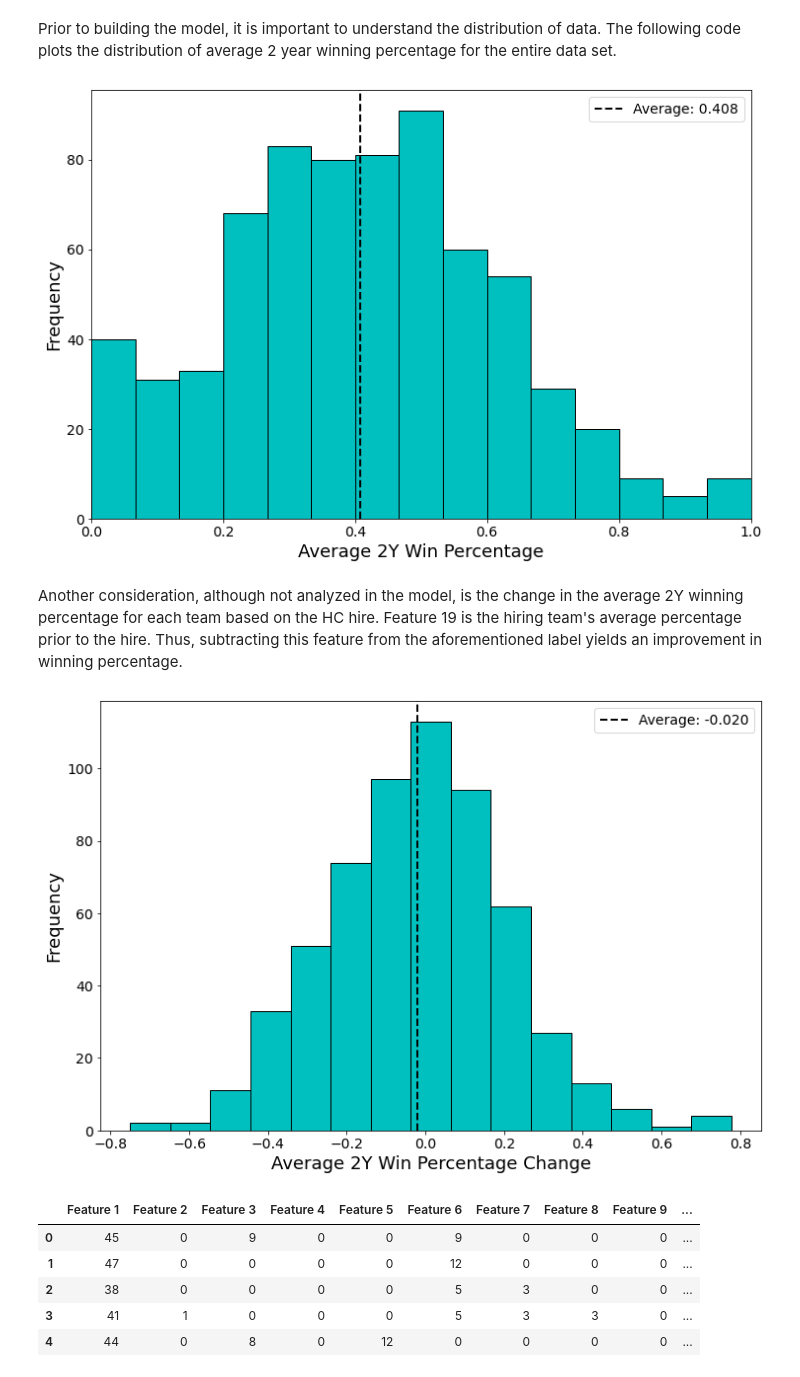
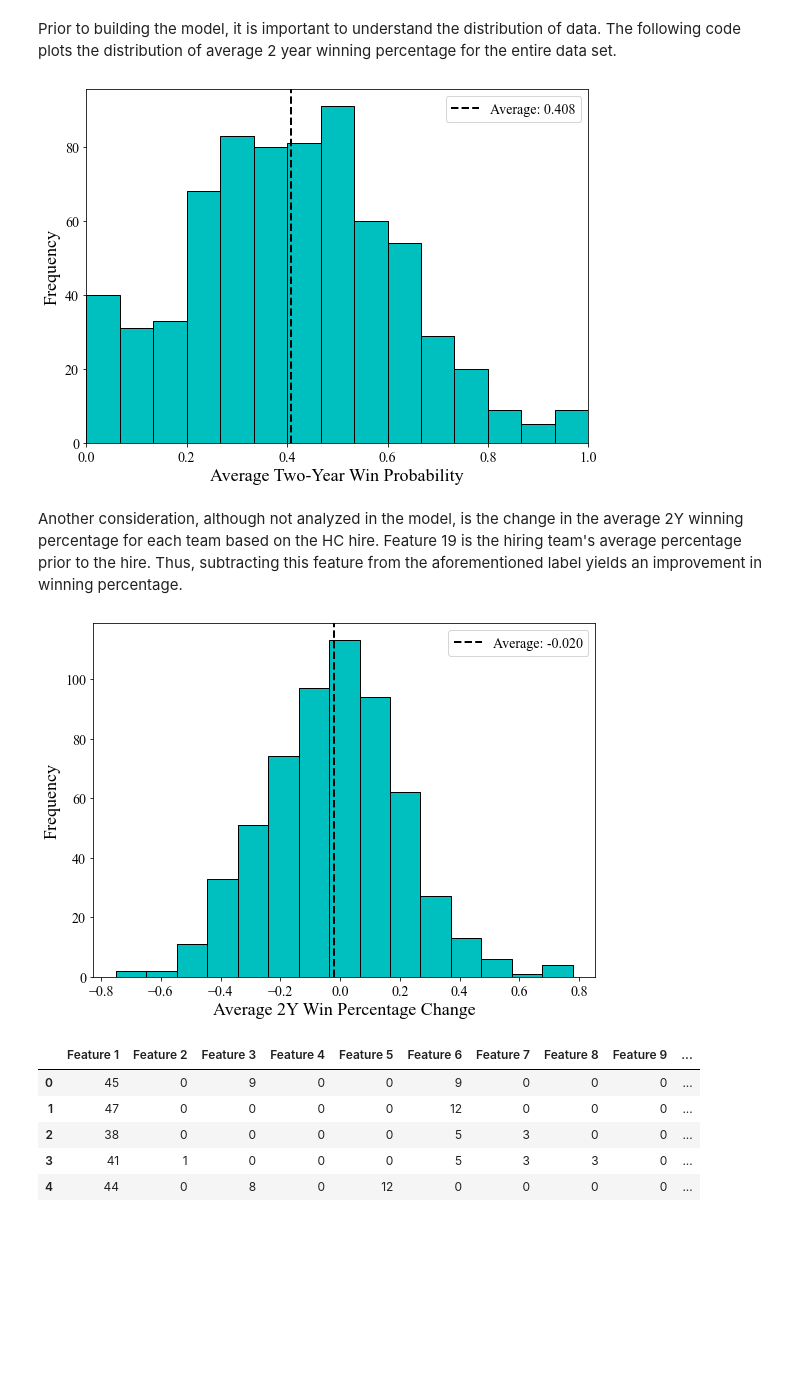
Before and after one commit to jwilliamson7/CoachingProject, a Jupyter notebook: Williamson-Jon-CSCE421-Project-WinningPercentModels.ipynb, the cells around one changed output. Cells and saved outputs as stored; diff of their text form; code cells hidden in the pictures; blank space fills up the shorter version.

Commit message:
Formatted figures

```diff
--- a/Williamson-Jon-CSCE421-Project-WinningPercentModels.ipynb
+++ b/Williamson-Jon-CSCE421-Project-WinningPercentModels.ipynb
@@ -165,23 +165,25 @@ This normalization should roughly account for differences in play style over tim
 Prior to building the model, it is important to understand the distribution of data. The following code plots the distribution of average 2 year winning percentage for the entire data set.
 # %%
 from pylab import rcParams
-rcParams['figure.figsize'] = 12, 8
+rcParams['figure.figsize'] = 8, 6
 plt.rc('axes', labelsize=18)
 plt.rc('xtick', labelsize=14)
 plt.rc('ytick', labelsize=14)
 plt.rc('legend', fontsize=14)
+plt.rcParams['font.family'] = "Times New Roman"
 # %%
+rcParams['figure.figsize'] = 9, 6.5
 raw_win_pct = df['Avg 2Y Win Pct'].values.T
 raw_win_pct_mean = np.mean(raw_win_pct)
 plt.hist(raw_win_pct, bins=15, color='c', edgecolor='k')
 plt.axvline(raw_win_pct_mean, color='k', linestyle='dashed', linewidth=2, label='Average: {:.3f}'.format(raw_win_pct_mean))
 plt.xlim(0,1)
-plt.xlabel('Average 2Y Win Percentage')
+plt.xlabel('Average Two-Year Win Probability')
 plt.ylabel('Frequency')
 plt.legend()
 plt.show()
 # %% [output]
-[figure, old version]
+[figure, new version]
 # %% [markdown]
 Another consideration, although not analyzed in the model, is the change in the average 2Y winning percentage for each team based on the HC hire. Feature 19 is the hiring team's average percentage prior to the hire. Thus, subtracting this feature from the aforementioned label yields an improvement in winning percentage.
 # %%
@@ -197,7 +199,7 @@ plt.ylabel('Frequency')
 plt.legend()
 plt.show()
 # %% [output]
-[figure, old version]
+[figure, new version]
 # %%
 X = df.iloc[:,2:-2]
 y = df.iloc[:,-2]
```
Also changed, not shown: parts of 31 cells of this notebook, 1 other file.
